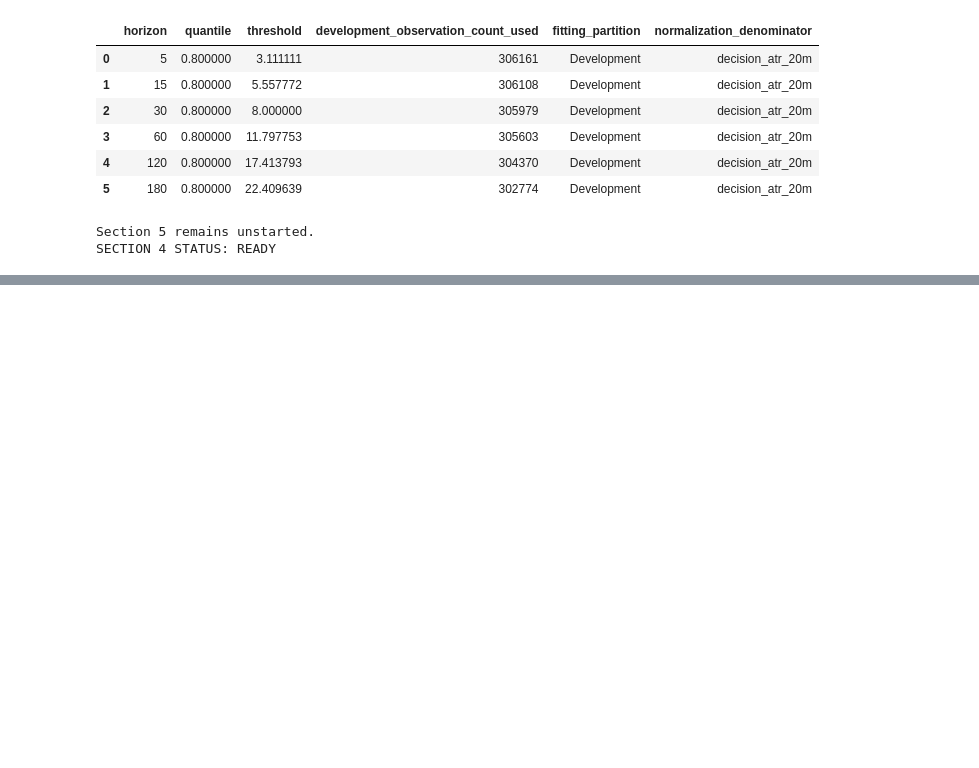
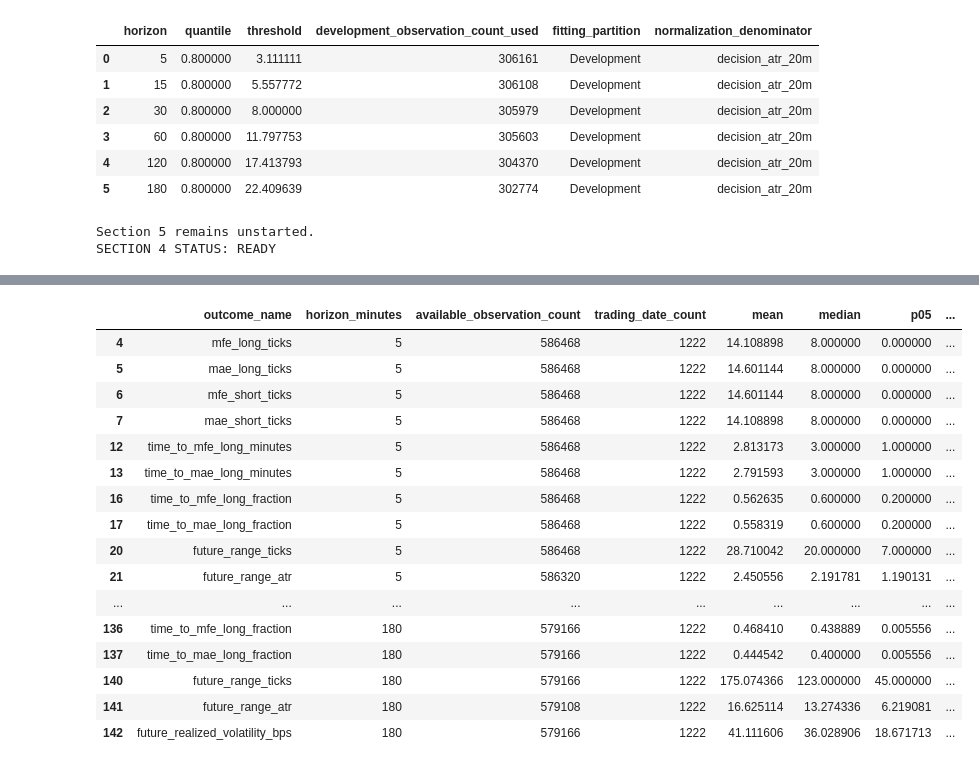
Before and after one commit to Abond1234/GC-1m-OHLCV-QUANTITATIVE-ANALYSIS, a Jupyter notebook: notebooks/exploration/statistical_feature_research.ipynb, the cells around one changed output, grey strips where cells are left out. Drawn from its saved outputs; the diff is of its cells as text; code cells hidden in the pictures; blank space fills up the shorter version.

Commit message:
Complete statistical baseline behaviour research

```diff
--- a/notebooks/exploration/statistical_feature_research.ipynb
+++ b/notebooks/exploration/statistical_feature_research.ipynb
@@ -1911,0 +2034,42 @@ SECTION 4 STATUS: READY
+# %%
+movement_names = [
+    "mfe_long_ticks", "mae_long_ticks", "mfe_short_ticks", "mae_short_ticks",
+    "future_range_ticks", "future_range_atr", "future_realized_volatility_bps",
+    "time_to_mfe_long_minutes", "time_to_mae_long_minutes",
+    "time_to_mfe_long_fraction", "time_to_mae_long_fraction",
+]
+movement_summary = baseline_result.unconditional.loc[
+    baseline_result.unconditional["outcome_name"].isin(movement_names),
+    ["outcome_name", "horizon_minutes", "available_observation_count", "trading_date_count", "mean", "median", "p05", "p25", "p75", "p95", "p99"],
+]
+display(movement_summary)
+
+range_profile = movement_summary.loc[movement_summary["outcome_name"].eq("future_range_ticks")]
+vol_profile = movement_summary.loc[movement_summary["outcome_name"].eq("future_realized_volatility_bps")]
+fig, ax1 = plt.subplots(figsize=(8.5, 4.2))
+ax1.plot(range_profile["horizon_minutes"], range_profile["mean"], marker="o", color="tab:blue", label="Mean future range")
+ax1.set(xlabel="Horizon (minutes)", ylabel="Future range (ticks)")
+ax2 = ax1.twinx()
+ax2.plot(vol_profile["horizon_minutes"], vol_profile["mean"], marker="s", color="tab:orange", label="Mean realized volatility")
+ax2.set_ylabel("Realized volatility (bps)")
+ax1.set_title("Non-linear movement growth across horizons")
+fig.tight_layout()
+plt.show()
+# %% [output]
+|  | outcome_name | horizon_minutes | available_observation_count | trading_date_count | mean | median | p05 | ... |
+| 4 | mfe_long_ticks | 5 | 586468 | 1222 | 14.108898 | 8.000000 | 0.000000 | ... |
+| 5 | mae_long_ticks | 5 | 586468 | 1222 | 14.601144 | 8.000000 | 0.000000 | ... |
+| 6 | mfe_short_ticks | 5 | 586468 | 1222 | 14.601144 | 8.000000 | 0.000000 | ... |
+| 7 | mae_short_ticks | 5 | 586468 | 1222 | 14.108898 | 8.000000 | 0.000000 | ... |
+| 12 | time_to_mfe_long_minutes | 5 | 586468 | 1222 | 2.813173 | 3.000000 | 1.000000 | ... |
+| 13 | time_to_mae_long_minutes | 5 | 586468 | 1222 | 2.791593 | 3.000000 | 1.000000 | ... |
+| 16 | time_to_mfe_long_fraction | 5 | 586468 | 1222 | 0.562635 | 0.600000 | 0.200000 | ... |
+| 17 | time_to_mae_long_fraction | 5 | 586468 | 1222 | 0.558319 | 0.600000 | 0.200000 | ... |
+| 20 | future_range_ticks | 5 | 586468 | 1222 | 28.710042 | 20.000000 | 7.000000 | ... |
+| 21 | future_range_atr | 5 | 586320 | 1222 | 2.450556 | 2.191781 | 1.190131 | ... |
+| ... | ... | ... | ... | ... | ... | ... | ... | ... |
+| 136 | time_to_mfe_long_fraction | 180 | 579166 | 1222 | 0.468410 | 0.438889 | 0.005556 | ... |
+| 137 | time_to_mae_long_fraction | 180 | 579166 | 1222 | 0.444542 | 0.400000 | 0.005556 | ... |
+| 140 | future_range_ticks | 180 | 579166 | 1222 | 175.074366 | 123.000000 | 45.000000 | ... |
+| 141 | future_range_atr | 180 | 579108 | 1222 | 16.625114 | 13.274336 | 6.219081 | ... |
+| 142 | future_realized_volatility_bps | 180 | 579166 | 1222 | 41.111606 | 36.028906 | 18.671713 | ... |
```
Also changed, not shown: parts of 29 cells of this notebook, 8 other files.
